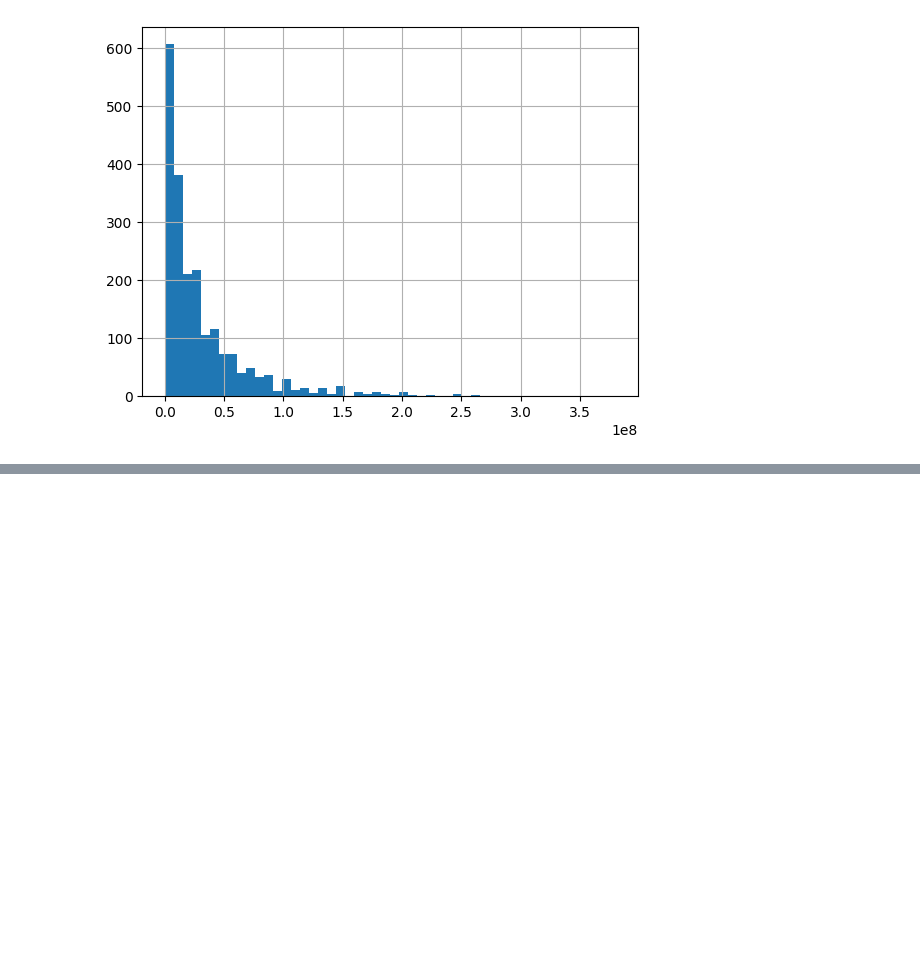
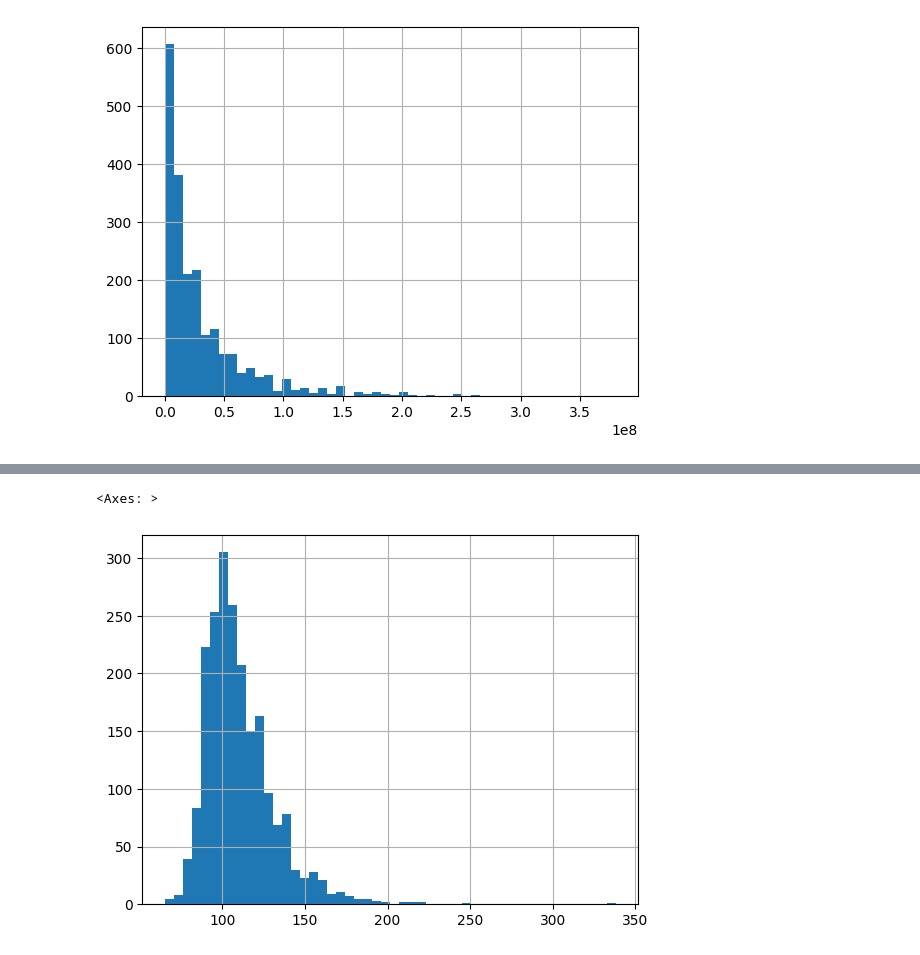
Before and after one commit to cdalexander/Movie_Webscraper, a Jupyter notebook: sample_data/dataAnalysis.ipynb, the cells around one changed output, grey strips where cells are left out. Saved outputs shown, nothing was run; the diff lists cells and outputs as text; code cells hidden in the pictures; blank space fills up the shorter version.

```diff
--- a/sample_data/dataAnalysis.ipynb
+++ b/sample_data/dataAnalysis.ipynb
@@ -134,0 +136,5 @@ TypeError: loop of ufunc does not support argument 0 of type int which has no ca
+# %%
+train_data['runtime'].hist(bins=50)
+# %% [output]
+<Axes: >
+[figure, added]
```
Also changed, not shown: parts of 4 cells of this notebook.
